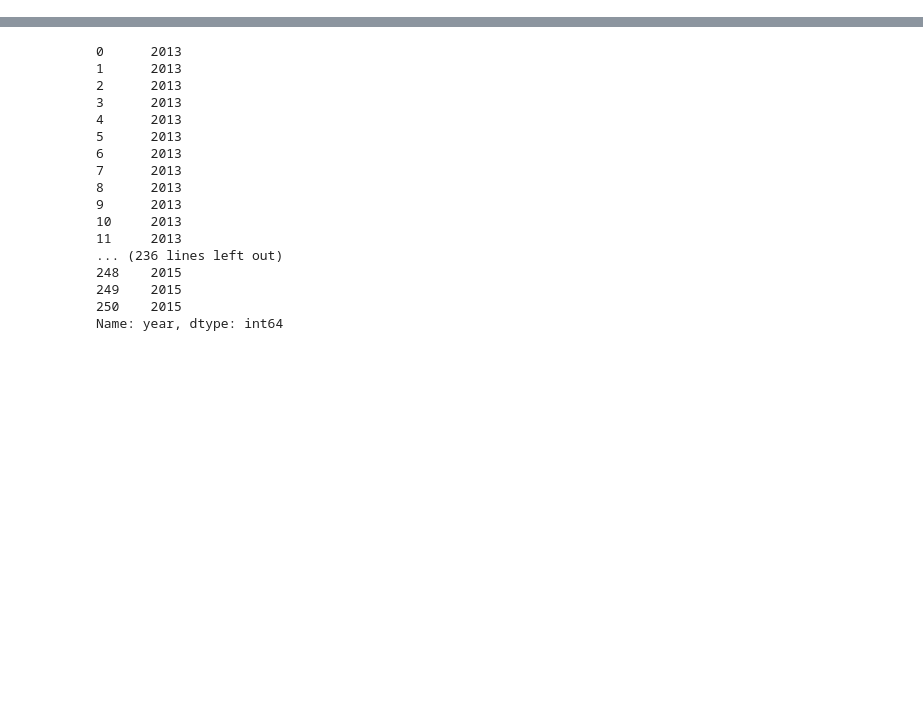
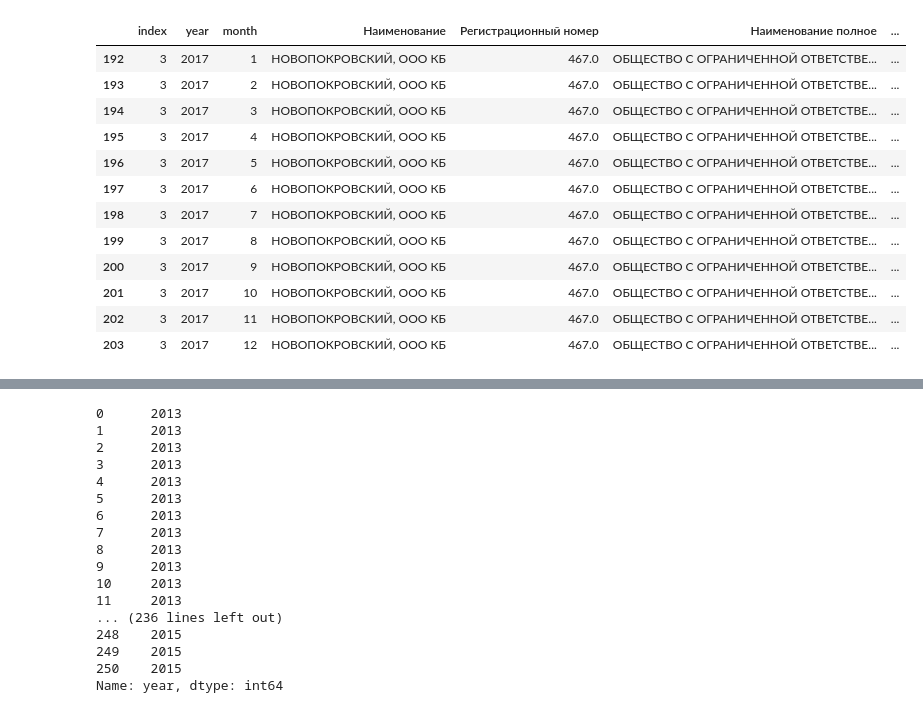
Before and after one commit to yuliak98/-2, a Jupyter notebook: заполнение пропусков.ipynb, the cells around one changed output, grey strips where cells are left out. Saved outputs shown, nothing was run; the diff lists cells and outputs as text; code cells hidden in the pictures; blank space fills up the shorter version.

```diff
--- a/заполнение пропусков.ipynb
+++ b/заполнение пропусков.ipynb
@@ -11,6 +11,22 @@ df['year_month'] = df.apply(lambda row: str(row.year) + '_' + ('' if row.month >
 pd.set_option('display.max_rows', 500)
 pd.set_option('display.max_columns', 500)
 pd.set_option('display.width', 1000)
+# %%
+df[(df['index'] == 3) & (df.year == 2017)]
+# %% [output]
+|  | index | year | month | Наименование | Регистрационный номер | Наименование полное | ... |
+| 192 | 3 | 2017 | 1 | НОВОПОКРОВСКИЙ, ООО КБ | 467.0 | ОБЩЕСТВО С ОГРАНИЧЕННОЙ ОТВЕТСТВЕ... | ... |
+| 193 | 3 | 2017 | 2 | НОВОПОКРОВСКИЙ, ООО КБ | 467.0 | ОБЩЕСТВО С ОГРАНИЧЕННОЙ ОТВЕТСТВЕ... | ... |
+| 194 | 3 | 2017 | 3 | НОВОПОКРОВСКИЙ, ООО КБ | 467.0 | ОБЩЕСТВО С ОГРАНИЧЕННОЙ ОТВЕТСТВЕ... | ... |
+| 195 | 3 | 2017 | 4 | НОВОПОКРОВСКИЙ, ООО КБ | 467.0 | ОБЩЕСТВО С ОГРАНИЧЕННОЙ ОТВЕТСТВЕ... | ... |
+| 196 | 3 | 2017 | 5 | НОВОПОКРОВСКИЙ, ООО КБ | 467.0 | ОБЩЕСТВО С ОГРАНИЧЕННОЙ ОТВЕТСТВЕ... | ... |
+| 197 | 3 | 2017 | 6 | НОВОПОКРОВСКИЙ, ООО КБ | 467.0 | ОБЩЕСТВО С ОГРАНИЧЕННОЙ ОТВЕТСТВЕ... | ... |
+| 198 | 3 | 2017 | 7 | НОВОПОКРОВСКИЙ, ООО КБ | 467.0 | ОБЩЕСТВО С ОГРАНИЧЕННОЙ ОТВЕТСТВЕ... | ... |
+| 199 | 3 | 2017 | 8 | НОВОПОКРОВСКИЙ, ООО КБ | 467.0 | ОБЩЕСТВО С ОГРАНИЧЕННОЙ ОТВЕТСТВЕ... | ... |
+| 200 | 3 | 2017 | 9 | НОВОПОКРОВСКИЙ, ООО КБ | 467.0 | ОБЩЕСТВО С ОГРАНИЧЕННОЙ ОТВЕТСТВЕ... | ... |
+| 201 | 3 | 2017 | 10 | НОВОПОКРОВСКИЙ, ООО КБ | 467.0 | ОБЩЕСТВО С ОГРАНИЧЕННОЙ ОТВЕТСТВЕ... | ... |
+| 202 | 3 | 2017 | 11 | НОВОПОКРОВСКИЙ, ООО КБ | 467.0 | ОБЩЕСТВО С ОГРАНИЧЕННОЙ ОТВЕТСТВЕ... | ... |
+| 203 | 3 | 2017 | 12 | НОВОПОКРОВСКИЙ, ООО КБ | 467.0 | ОБЩЕСТВО С ОГРАНИЧЕННОЙ ОТВЕТСТВЕ... | ... |
 # %%
 def get_indexes_to_remove(df):
     features_to_check = list(df.iloc[:,18:-2])
```
Also changed, not shown: parts of 5 cells of this notebook.
